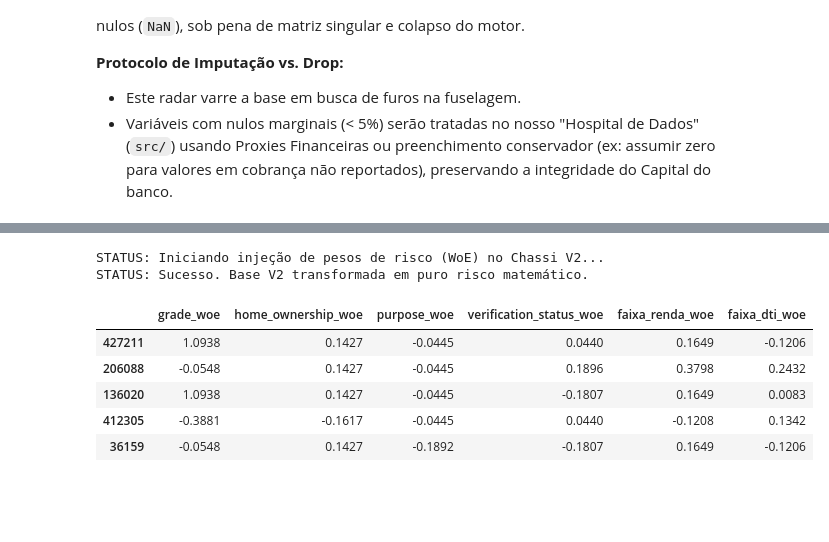
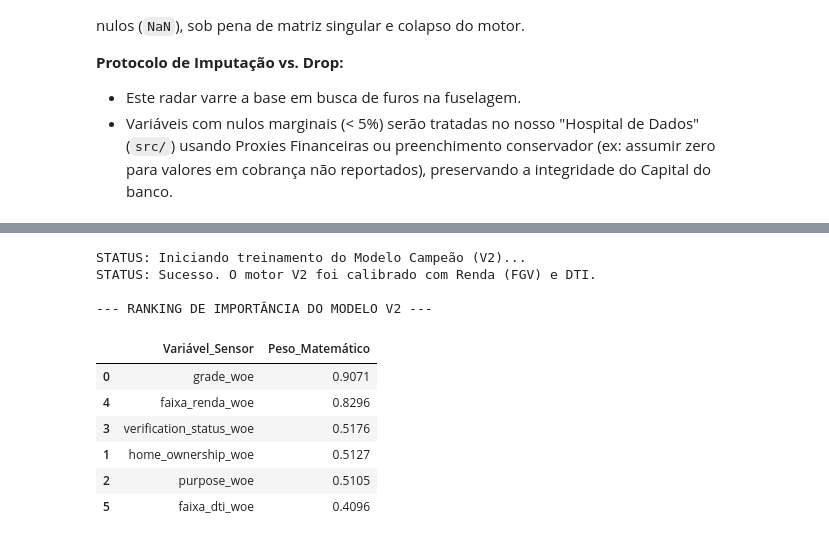
Before and after one commit to igorcarvah/basel_risk_modeling, a Jupyter notebook: notebook/02_Scorecard_V2_Champion.ipynb, the cells around one changed output, grey strips where cells are left out. Drawn from its saved outputs; the diff is of its cells as text; code cells hidden in the pictures; blank space fills up the shorter version.

```diff
--- a/notebook/02_Scorecard_V2_Champion.ipynb
+++ b/notebook/02_Scorecard_V2_Champion.ipynb
@@ -171,10 +206,14 @@ for coluna in colunas_para_testar:
 # %%
 # ===================================================================
-# AUDITORIA DA UNIDADE DE MEDIDA (RENDA ANUAL)
+# CÉLULA 5: INJEÇÃO DE PESOS DE RISCO TURBINADA (WoE)
 # ===================================================================
-print("STATUS: Auditando a sanidade dos valores de Renda Anual (annual_inc)...")
+print("STATUS: Iniciando injeção de pesos matemáticos (WoE) no Chassi V2...")
 
-# Removemos a formatação científica e pedimos os decis
-resumo_renda = loan_data['annual_inc'].describe(percentiles=[0.1, 0.25, 0.5, 0.75, 0.9])
-display(resumo_renda)
+for col in colunas_para_testar:
+    df_ref_woe = calcular_woe_iv(df_treino_woe, col, 'good_bad_loan')
+    X_train = injetar_woe_na_base(X_train, df_ref_woe, col)
+    X_test = injetar_woe_na_base(X_test, df_ref_woe, col)
+
+print("STATUS: Sucesso. Base V2 transformada em puro risco matemático.")
+display(X_train[[f"{c}_woe" for c in colunas_para_testar]].head())
 # %% [output]
@@ -193,35 +228,37 @@ Name: annual_inc, dtype: float64
 # %%
-# 1. Atualizamos o arsenal: Agora com as faixas de Renda e DTI
-variaveis_aprovadas = [
-    'grade',
-    'home_ownership',
-    'purpose',
-    'verification_status',
-    'faixa_renda',  # <-- O sensor da FGV Social agora entra no motor
-    'faixa_dti'     # <-- O sensor de alavancagem financeira
-]
+# ===================================================================
+# CÉLULA 6: O CÉREBRO DO SCORECARD V2 (REGRESSÃO LOGÍSTICA)
+# ===================================================================
+from sklearn.linear_model import LogisticRegression
 
-print("STATUS: Iniciando injeção de pesos de risco (WoE) no Chassi V2...")
+colunas_woe_v2 = [f"{c}_woe" for c in colunas_para_testar]
 
-for col in variaveis_aprovadas:
-    # Geramos a tabela de referência de WoE (usando apenas o treino para evitar Leakage)
-    df_ref_woe = calcular_woe_iv(df_treino_woe, col, 'good_bad_loan')
+print("STATUS: Iniciando treinamento do Modelo Campeão (V2)...")
 
-    # Injetamos os valores matemáticos no X_train e no X_test
-    X_train = injetar_woe_na_base(X_train, df_ref_woe, col)
-    X_test = injetar_woe_na_base(X_test, df_ref_woe, col)
+modelo_v2 = LogisticRegression(max_iter=1000, random_state=42)
+modelo_v2.fit(X_train[colunas_woe_v2], y_train)
 
-print("STATUS: Sucesso. Base V2 transformada em puro risco matemático.")
-# Conferência das novas colunas injetadas
-display(X_train[[f"{c}_woe" for c in variaveis_aprovadas]].head())
+print("STATUS: Sucesso. O motor V2 foi calibrado com Renda (FGV) e DTI.")
+
+# Auditoria de Pesos
+pesos_v2 = pd.DataFrame({
+    'Variável_Sensor': colunas_woe_v2,
+    'Peso_Matemático': modelo_v2.coef_[0]
+}).sort_values(by='Peso_Matemático', ascending=False)
+
+print("\n--- RANKING DE IMPORTÂNCIA DO MODELO V2 ---")
+display(pesos_v2)
 # %% [output]
-STATUS: Iniciando injeção de pesos de risco (WoE) no Chassi V2...
-STATUS: Sucesso. Base V2 transformada em puro risco matemático.
+STATUS: Iniciando treinamento do Modelo Campeão (V2)...
+STATUS: Sucesso. O motor V2 foi calibrado com Renda (FGV) e DTI.
+
+--- RANKING DE IMPORTÂNCIA DO MODELO V2 ---
-|  | grade_woe | home_ownership_woe | purpose_woe | verification_status_woe | faixa_renda_woe | faixa_dti_woe |
-| 427211 | 1.0938 | 0.1427 | -0.0445 | 0.0440 | 0.1649 | -0.1206 |
-| 206088 | -0.0548 | 0.1427 | -0.0445 | 0.1896 | 0.3798 | 0.2432 |
-| 136020 | 1.0938 | 0.1427 | -0.0445 | -0.1807 | 0.1649 | 0.0083 |
-| 412305 | -0.3881 | -0.1617 | -0.0445 | 0.0440 | -0.1208 | 0.1342 |
-| 36159 | -0.0548 | 0.1427 | -0.1892 | -0.1807 | 0.1649 | -0.1206 |
+|  | Variável_Sensor | Peso_Matemático |
+| 0 | grade_woe | 0.9071 |
+| 4 | faixa_renda_woe | 0.8296 |
+| 3 | verification_status_woe | 0.5176 |
+| 1 | home_ownership_woe | 0.5127 |
+| 2 | purpose_woe | 0.5105 |
+| 5 | faixa_dti_woe | 0.4096 |
 # %%
 # ===================================================================
```
Also changed, not shown: parts of 14 cells of this notebook, 2 other files.
